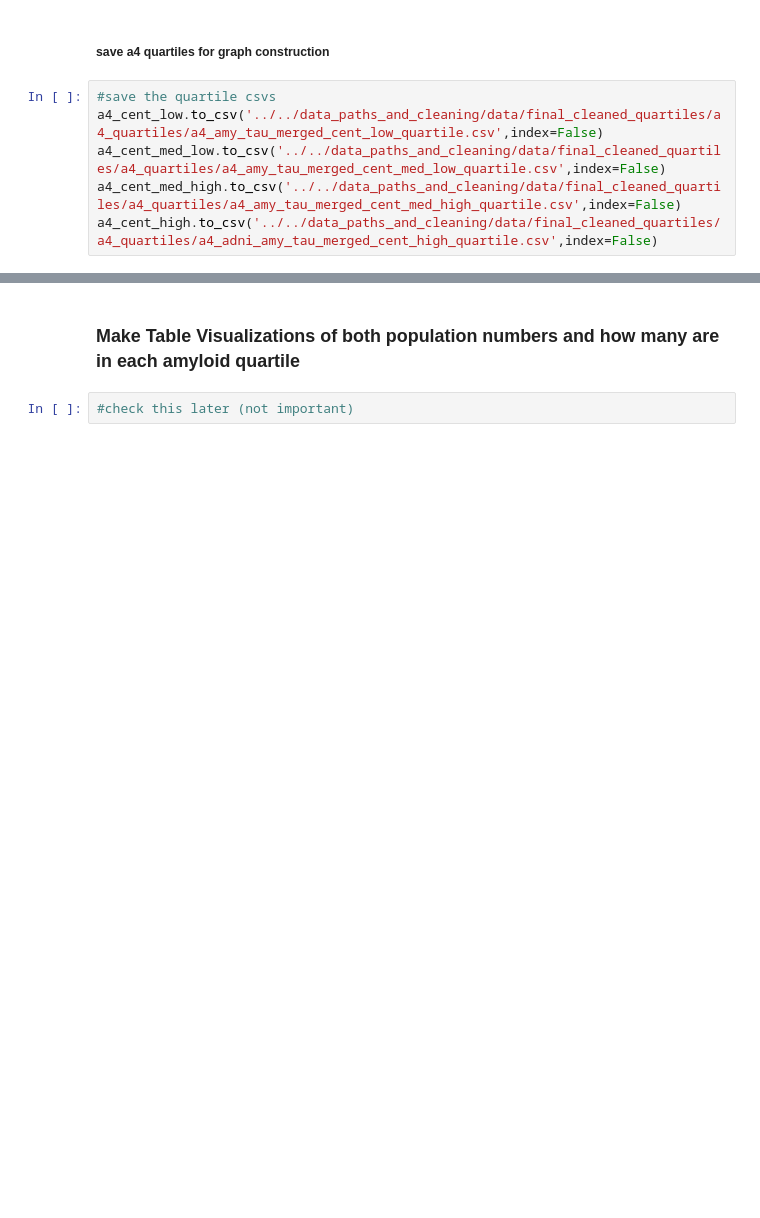
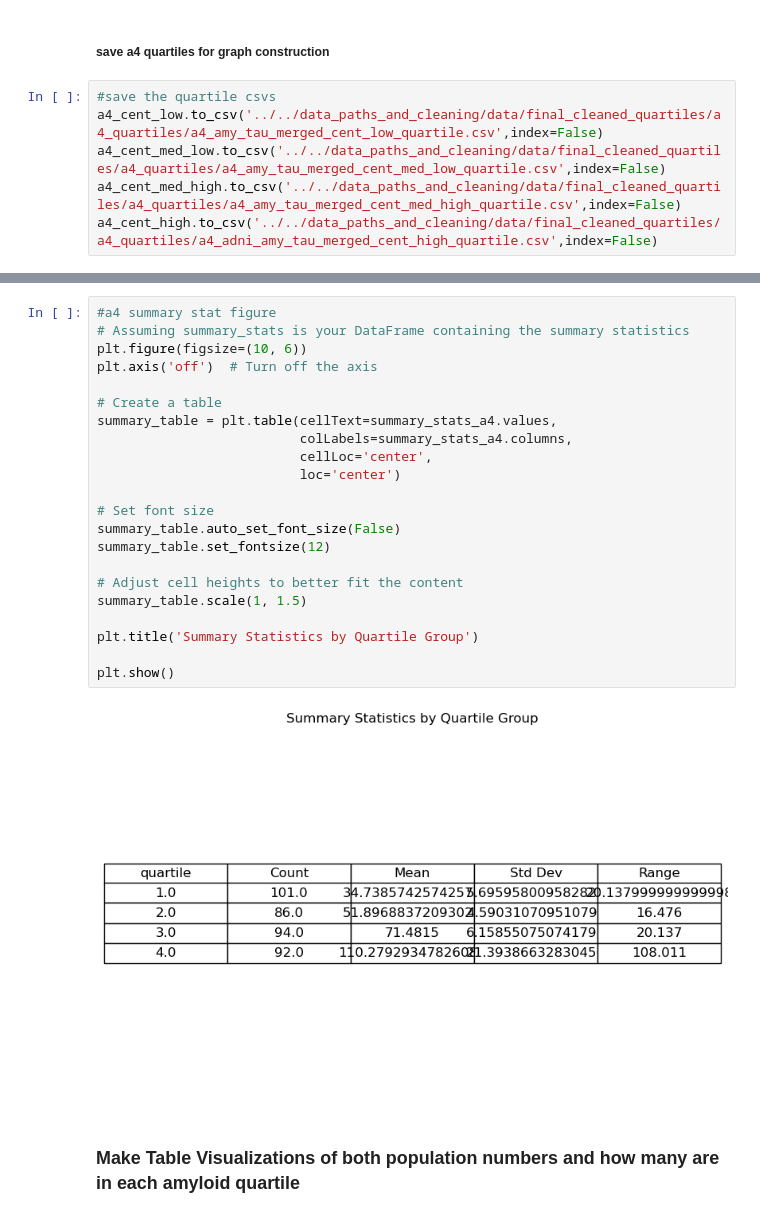
Before and after one commit to vkola-lab/jad2024, a Jupyter notebook: data_paths_and_cleaning/data_cleaning_scripts/creating_quartiles.ipynb, the cells around one changed output, grey strips where cells are left out. Cells and saved outputs as stored; diff of their text form; blank space fills up the shorter version.

```diff
--- a/data_paths_and_cleaning/data_cleaning_scripts/creating_quartiles.ipynb
+++ b/data_paths_and_cleaning/data_cleaning_scripts/creating_quartiles.ipynb
@@ -298,5 +391,27 @@ a4_cent_high.to_csv('../../data_paths_and_cleaning/data/final_cleaned_quartiles/
+# %%
+#a4 summary stat figure
+# Assuming summary_stats is your DataFrame containing the summary statistics
+plt.figure(figsize=(10, 6))
+plt.axis('off')  # Turn off the axis
+
+# Create a table
+summary_table = plt.table(cellText=summary_stats_a4.values,
+                          colLabels=summary_stats_a4.columns,
+                          cellLoc='center',
+                          loc='center')
+
+# Set font size
+summary_table.auto_set_font_size(False)
+summary_table.set_fontsize(12)
+
+# Adjust cell heights to better fit the content
+summary_table.scale(1, 1.5)
+
+plt.title('Summary Statistics by Quartile Group')
+
+plt.show()
+# %% [output]
+[figure, added]
 # %% [markdown]
 ### Make Table Visualizations of both population numbers and how many are in each amyloid quartile
-# %%
-#check this later (not important)
 # %%
```
Also changed, not shown: parts of 15 cells of this notebook.
